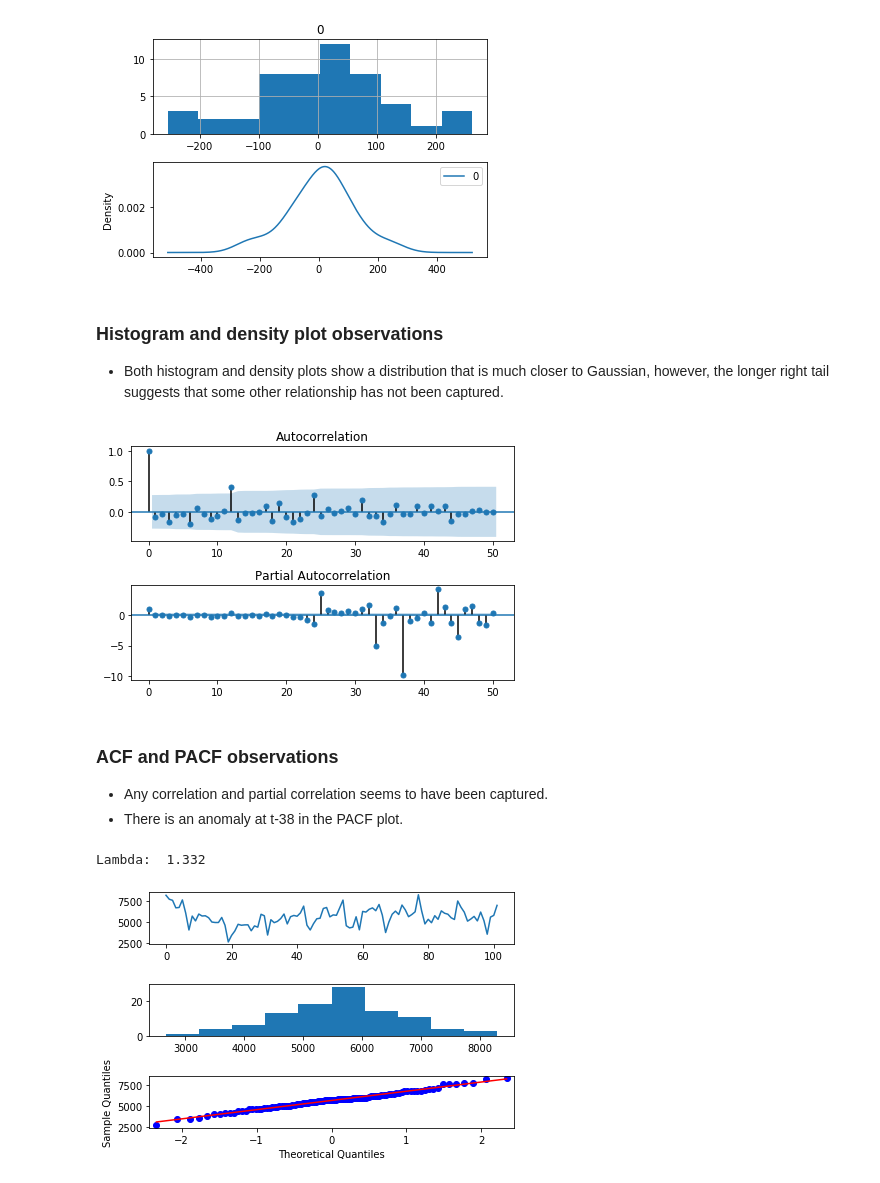
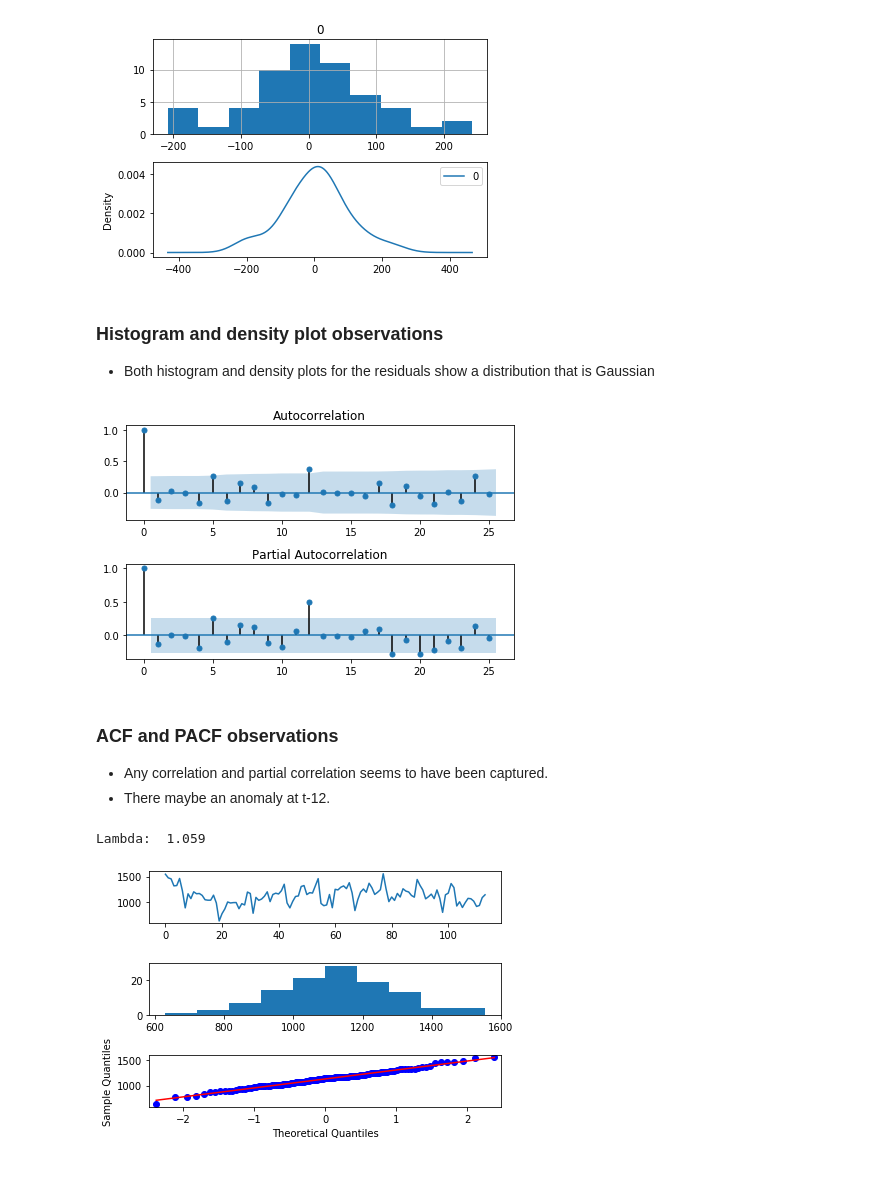
Before and after one commit to grantrzchan/HTX_Armed_Robberies, a Jupyter notebook: HTX_Armed_Robberies.ipynb, the cells around one changed output. Cells and saved outputs as stored; diff of their text form; code cells hidden in the pictures.

```diff
--- a/HTX_Armed_Robberies.ipynb
+++ b/HTX_Armed_Robberies.ipynb
@@ -12,8 +16,8 @@ from matplotlib import pyplot as plt
 #load data set
 data_series = pd.read_csv('./data/HTX_robberies.csv', header=0, index_col=0, parse_dates=True, squeeze=True)
 # %%
-#split data set into model development data set and cross validation set, use last year of data as cv
-data_end = len(data_series) - 12
+#split data set into model development data set and cross validation set, use year 2019 and 2020 of data as cv
+data_end = len(data_series) - 16
 data_set, cv_set = data_series[0:data_end], data_series[data_end::]
 print(f'Data set: {len(data_set)} months, Validation set: {len(cv_set)} months')
 
@@ -194,19 +228,19 @@ plt.show()
 # %%
 #try an ARIMA model
 from statsmodels.tsa.arima_model import ARIMA
-arima1212_hist = [x for x in train_set]
-arima1212_pred = []
+arima212_hist = [x for x in train_set]
+arima212_pred = []
 for i in range(len(test_set)):
     # predict
-    model = ARIMA(arima1212_hist, order=(2,1,2))
+    model = ARIMA(arima212_hist, order=(2,1,2))
     model_fit = model.fit(disp=0)
-    arima1212_y_hat = model_fit.forecast()[0]
-    arima1212_pred.append(arima1212_y_hat)
+    arima212_y_hat = model_fit.forecast()[0]
+    arima212_pred.append(arima212_y_hat)
     # observation
     obs = test_set[i]
-    arima1212_hist.append(obs)
-    print('>Predicted=%.3f, Expected=%.3f' % (arima1212_y_hat, obs))
+    arima212_hist.append(obs)
+    print('>Predicted=%.3f, Expected=%.3f' % (arima212_y_hat, obs))
 # report performance
-rmse = sqrt(mse(test_set, arima1212_pred))
+rmse = sqrt(mse(test_set, arima212_pred))
 print(f'RMSE: {rmse: .3f}')
 # %% [output]
@@ -318,0 +336,18 @@ Best ARIMA(0, 0, 2), RMSE = 101.937
+# %%
+#try the optimal ARIMA(0,0,2) model
+from statsmodels.tsa.arima_model import ARIMA
+arima002_hist = [x for x in train_set]
+arima002_pred = []
+for i in range(len(test_set)):
+    # predict
+    model = ARIMA(arima002_hist, order=(0,0,2))
+    model_fit = model.fit(disp=0)
+    arima002_y_hat = model_fit.forecast()[0]
+    arima002_pred.append(arima002_y_hat)
+    # observation
+    obs = test_set[i]
+    arima002_hist.append(obs)
+    print('>Predicted=%.3f, Expected=%.3f' % (arima002_y_hat, obs))
+# report performance
+rmse = sqrt(mse(test_set, arima002_pred))
+print(f'RMSE: {rmse: .3f}')
@@ -319,7 +372,7 @@ Best ARIMA(0, 0, 2), RMSE = 101.937
 # %%
 #Check residual errors for other features
 #plot residual
-residuals = [test_set[i]-arima1212_pred[i] for i in range(len(test_set))]
+residuals = [test_set[i]-arima002_pred[i] for i in range(len(test_set))]
 residuals = pd.DataFrame(residuals)
 plt.figure()
 plt.subplot(211)
@@ -328,27 +381,27 @@ plt.subplot(212)
 residuals.plot(kind='kde', ax=plt.gca())
 plt.show()
 # %% [output]
-[figure, old version]
+[figure, new version]
 # %% [markdown]
 ### Histogram and density plot observations
-- Both histogram and density plots show a distribution that is much closer to Gaussian, however, the longer right tail suggests that some other relationship has not been captured.
+- Both histogram and density plots for the residuals show a distribution that is Gaussian
 # %%
 #check ACF and PACF
 plt.figure()
 plt.subplot(211)
-plot_acf(residuals, lags=50, ax=plt.gca())
+plot_acf(residuals, lags=25, ax=plt.gca())
 plt.subplot(212)
-plot_pacf(residuals, lags=50, ax=plt.gca())
+plot_pacf(residuals, lags=25, ax=plt.gca())
 plt.tight_layout()
 plt.show()
 # %% [output]
-[figure, old version]
+[figure, new version]
 # %% [markdown]
 ### ACF and PACF observations
 - Any correlation and partial correlation seems to have been captured.
-- There is an anomaly at t-38 in the PACF plot.
+- There maybe an anomaly at t-12.
 # %%
-#use Box-Cox transform to further evaluate starting data set for any potential relationships
+#use Box-Cox transform to ensure that data set is completely Gaussian, and check to see if there is any non-Gaussian behavior
 from scipy.stats import boxcox
 from statsmodels.graphics.gofplots import qqplot
 #turn off verbose warning messages
@@ -357,7 +410,7 @@ warnings.filterwarnings("ignore")
 transformed, lamd = boxcox(X)
 print(f'Lambda: {lamd: .3f}')
 # %% [output]
-Lambda:  1.332
+Lambda:  1.059
 # %%
 #plot transformed data, histogram and q-q plots
 plt.figure()
@@ -373,6 +426,6 @@ qqplot(transformed, line='r', ax=plt.gca())
 plt.tight_layout()
 plt.show()
 # %% [output]
-[figure, old version]
+[figure, new version]
 # %% [markdown]
 ### Data transform results
```
Also changed, not shown: parts of 37 cells of this notebook, 3 other files.
